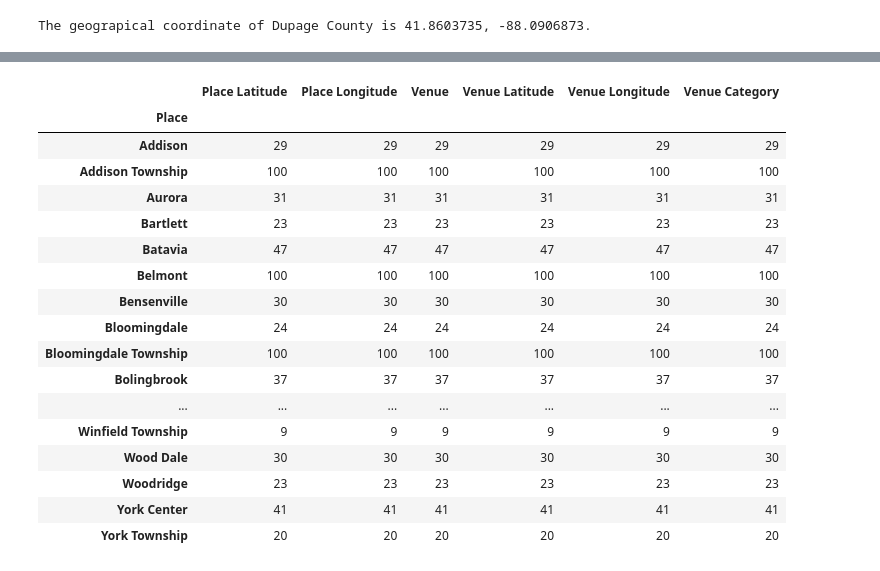
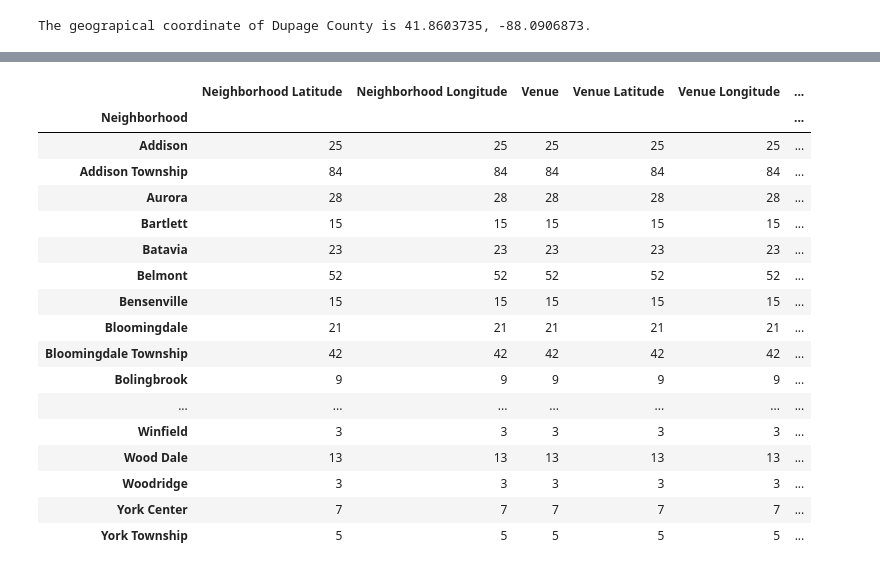
Before and after one commit to OrangeGriffin/Coursera_Capstone, a Jupyter notebook: ChicagoAreaBakery.ipynb, the cells around one changed output, grey strips where cells are left out. Saved outputs shown, nothing was run; the diff lists cells and outputs as text; code cells hidden in the pictures.

```diff
--- a/ChicagoAreaBakery.ipynb
+++ b/ChicagoAreaBakery.ipynb
@@ -430,7 +379,7 @@ d_long = places_df.iloc[3][2]
 # %%
 LIMIT = 100 # limit of number of venues returned by Foursquare API
 
-radius = 1000 # define radius
+radius = 500 # define radius
 
 # create URL
 url = 'https://api.foursquare.com/v2/venues/explore?&client_id={}&client_secret={}&v={}&ll={},{}&radius={}&limit={}'.format(
@@ -477,7 +426,7 @@ def get_category_type(row):
 # %%
 venues = results['response']['groups'][0]['items']
 
-nearby_venues = json_normalize(venues) # flatten JSON
+nearby_venues = pd.json_normalize(venues) # flatten JSON
 
 # filter columns
 filtered_columns = ['venue.name', 'venue.categories', 'venue.location.lat', 'venue.location.lng']
@@ -524,5 +442,5 @@ print('{} venues were returned by Foursquare.'.format(nearby_venues.shape[0]))
 # %%
-def getNearbyVenues(names, latitudes, longitudes, radius=1000):
+def getNearbyVenues(names, latitudes, longitudes, radius=500):
 
     venues_list=[]
     for name, lat, lng in zip(names, latitudes, longitudes):
@@ -552,9 +470,9 @@ def getNearbyVenues(names, latitudes, longitudes, radius=1000):
             v['venue']['categories'][0]['name']) for v in results])
 
     nearby_venues = pd.DataFrame([item for venue_list in venues_list for item in venue_list])
-    nearby_venues.columns = ['Place',
-                  'Place Latitude',
-                  'Place Longitude',
+    nearby_venues.columns = ['Neighborhood',
+                  'Neighborhood Latitude',
+                  'Neighborhood Longitude',
                   'Venue',
                   'Venue Latitude',
                   'Venue Longitude',
@@ -562,7 +480,7 @@ def getNearbyVenues(names, latitudes, longitudes, radius=1000):
 
     return(nearby_venues)
 # %%
-dupage_venues = getNearbyVenues(names=places_df['place'],
+dupage_venues = getNearbyVenues(names=places_df['Place'],
                                    latitudes=places_df['latitude'],
                                    longitudes=places_df['longitude']
                                   )
@@ -598,24 +525,24 @@ dupage_venues.head()
 # %%
-dupage_venues.groupby('Place').count()
+dupage_venues.groupby('Neighborhood').count()
 # %% [output]
-|  | Place Latitude | Place Longitude | Venue | Venue Latitude | Venue Longitude | Venue Category |
-| Place |  |  |  |  |  |  |
-| Addison | 29 | 29 | 29 | 29 | 29 | 29 |
-| Addison Township | 100 | 100 | 100 | 100 | 100 | 100 |
-| Aurora | 31 | 31 | 31 | 31 | 31 | 31 |
-| Bartlett | 23 | 23 | 23 | 23 | 23 | 23 |
-| Batavia | 47 | 47 | 47 | 47 | 47 | 47 |
-| Belmont | 100 | 100 | 100 | 100 | 100 | 100 |
-| Bensenville | 30 | 30 | 30 | 30 | 30 | 30 |
-| Bloomingdale | 24 | 24 | 24 | 24 | 24 | 24 |
-| Bloomingdale Township | 100 | 100 | 100 | 100 | 100 | 100 |
-| Bolingbrook | 37 | 37 | 37 | 37 | 37 | 37 |
+|  | Neighborhood Latitude | Neighborhood Longitude | Venue | Venue Latitude | Venue Longitude | ... |
+| Neighborhood |  |  |  |  |  | ... |
+| Addison | 25 | 25 | 25 | 25 | 25 | ... |
+| Addison Township | 84 | 84 | 84 | 84 | 84 | ... |
+| Aurora | 28 | 28 | 28 | 28 | 28 | ... |
+| Bartlett | 15 | 15 | 15 | 15 | 15 | ... |
+| Batavia | 23 | 23 | 23 | 23 | 23 | ... |
+| Belmont | 52 | 52 | 52 | 52 | 52 | ... |
+| Bensenville | 15 | 15 | 15 | 15 | 15 | ... |
+| Bloomingdale | 21 | 21 | 21 | 21 | 21 | ... |
+| Bloomingdale Township | 42 | 42 | 42 | 42 | 42 | ... |
+| Bolingbrook | 9 | 9 | 9 | 9 | 9 | ... |
 | ... | ... | ... | ... | ... | ... | ... |
-| Winfield Township | 9 | 9 | 9 | 9 | 9 | 9 |
-| Wood Dale | 30 | 30 | 30 | 30 | 30 | 30 |
-| Woodridge | 23 | 23 | 23 | 23 | 23 | 23 |
-| York Center | 41 | 41 | 41 | 41 | 41 | 41 |
-| York Township | 20 | 20 | 20 | 20 | 20 | 20 |
+| Winfield | 3 | 3 | 3 | 3 | 3 | ... |
+| Wood Dale | 13 | 13 | 13 | 13 | 13 | ... |
+| Woodridge | 3 | 3 | 3 | 3 | 3 | ... |
+| York Center | 7 | 7 | 7 | 7 | 7 | ... |
+| York Township | 5 | 5 | 5 | 5 | 5 | ... |
 # %%
 print('There are {} uniques categories.'.format(len(dupage_venues['Venue Category'].unique())))
 # %% [output]
```
Also changed, not shown: parts of 101 cells of this notebook.
